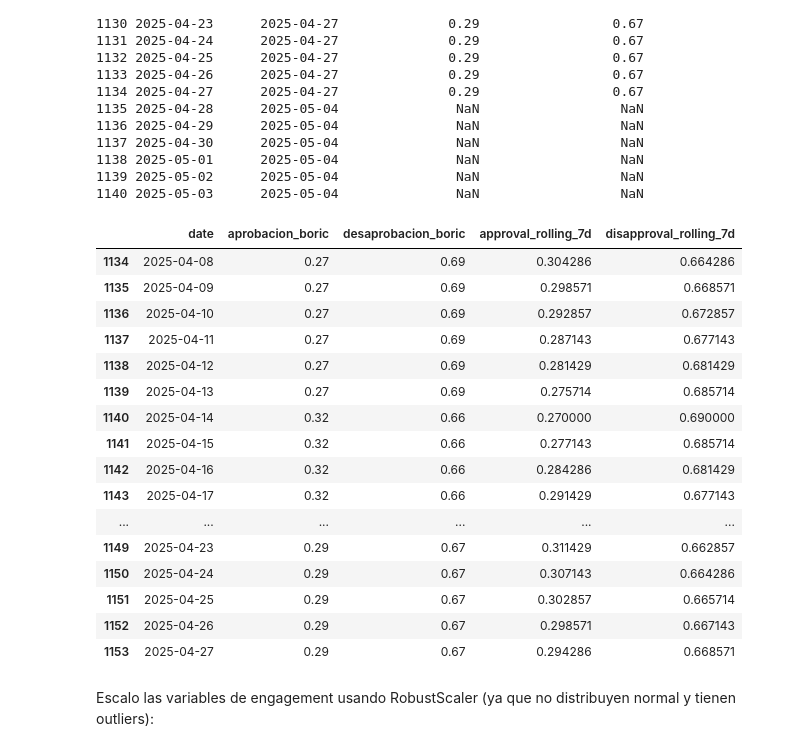
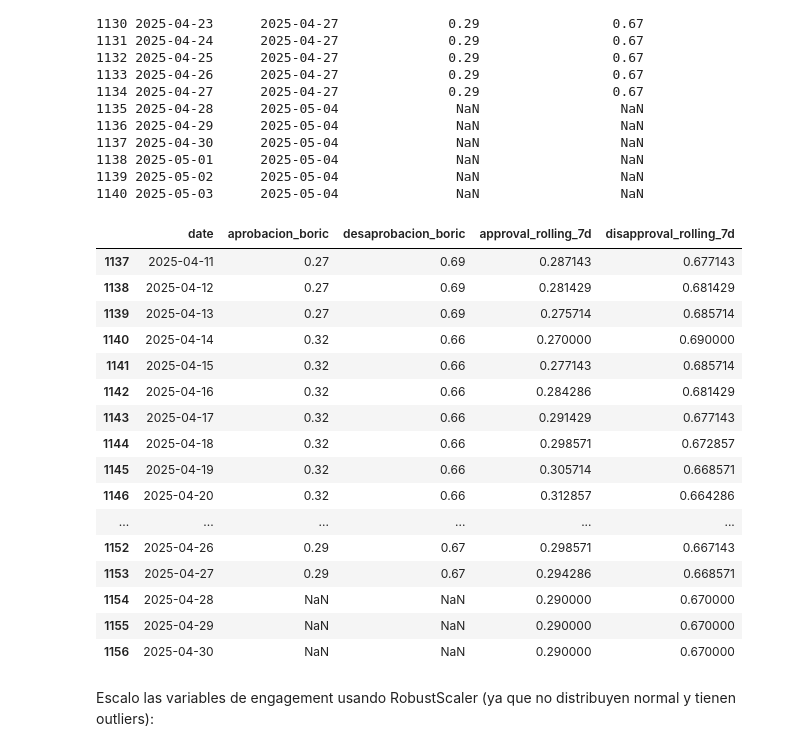
Before and after one commit to PolloDK/FK01-Encuestas, a Jupyter notebook: notebooks/final_model_experimenting.ipynb, the cells around one changed output. Saved outputs shown, nothing was run; the diff lists cells and outputs as text; code cells hidden in the pictures.

```diff
--- a/notebooks/final_model_experimenting.ipynb
+++ b/notebooks/final_model_experimenting.ipynb
@@ -88,11 +87,11 @@ df_daily = df_daily.merge(df_cadem_expandido[["date", "aprobacion_boric", "desap
 
 # === Variables derivadas ===
 df_daily = df_daily.sort_values("date").reset_index(drop=True)
-df_daily["approval_rolling_7d"] = df_daily["aprobacion_boric"].shift(1).rolling(window=7, min_periods=7).mean()
+df_daily["approval_rolling_7d"] = df_daily["aprobacion_boric"].shift(1).rolling(window=7, min_periods=7).mean().fillna(method="ffill")
 df_daily["approval_lag_7d"] = df_daily["aprobacion_boric"].shift(7)
 df_daily["approval_lag_14d"] = df_daily["aprobacion_boric"].shift(14)
 
-df_daily["disapproval_rolling_7d"] = df_daily["desaprobacion_boric"].shift(1).rolling(window=7, min_periods=7).mean()
+df_daily["disapproval_rolling_7d"] = df_daily["desaprobacion_boric"].shift(1).rolling(window=7, min_periods=7).mean().fillna(method="ffill")
 df_daily["disapproval_lag_7d"] = df_daily["desaprobacion_boric"].shift(7)
 df_daily["disapproval_lag_14d"] = df_daily["desaprobacion_boric"].shift(14)
 
@@ -153,12 +152,9 @@ print(df_cadem_expandido.tail(15))
 1140 2025-05-03      2025-05-04               NaN                  NaN
 # %%
 variables = ['date', 'aprobacion_boric', 'desaprobacion_boric', 'approval_rolling_7d', 'disapproval_rolling_7d']
-df_daily[variables].dropna().tail(20)
+df_daily[variables].tail(20)
 # %% [output]
 |  | date | aprobacion_boric | desaprobacion_boric | approval_rolling_7d | disapproval_rolling_7d |
-| 1134 | 2025-04-08 | 0.27 | 0.69 | 0.304286 | 0.664286 |
-| 1135 | 2025-04-09 | 0.27 | 0.69 | 0.298571 | 0.668571 |
-| 1136 | 2025-04-10 | 0.27 | 0.69 | 0.292857 | 0.672857 |
 | 1137 | 2025-04-11 | 0.27 | 0.69 | 0.287143 | 0.677143 |
 | 1138 | 2025-04-12 | 0.27 | 0.69 | 0.281429 | 0.681429 |
 | 1139 | 2025-04-13 | 0.27 | 0.69 | 0.275714 | 0.685714 |
@@ -166,12 +162,15 @@ df_daily[variables].dropna().tail(20)
 | 1141 | 2025-04-15 | 0.32 | 0.66 | 0.277143 | 0.685714 |
 | 1142 | 2025-04-16 | 0.32 | 0.66 | 0.284286 | 0.681429 |
 | 1143 | 2025-04-17 | 0.32 | 0.66 | 0.291429 | 0.677143 |
+| 1144 | 2025-04-18 | 0.32 | 0.66 | 0.298571 | 0.672857 |
+| 1145 | 2025-04-19 | 0.32 | 0.66 | 0.305714 | 0.668571 |
+| 1146 | 2025-04-20 | 0.32 | 0.66 | 0.312857 | 0.664286 |
 | ... | ... | ... | ... | ... | ... |
-| 1149 | 2025-04-23 | 0.29 | 0.67 | 0.311429 | 0.662857 |
-| 1150 | 2025-04-24 | 0.29 | 0.67 | 0.307143 | 0.664286 |
-| 1151 | 2025-04-25 | 0.29 | 0.67 | 0.302857 | 0.665714 |
 | 1152 | 2025-04-26 | 0.29 | 0.67 | 0.298571 | 0.667143 |
 | 1153 | 2025-04-27 | 0.29 | 0.67 | 0.294286 | 0.668571 |
+| 1154 | 2025-04-28 | NaN | NaN | 0.290000 | 0.670000 |
+| 1155 | 2025-04-29 | NaN | NaN | 0.290000 | 0.670000 |
+| 1156 | 2025-04-30 | NaN | NaN | 0.290000 | 0.670000 |
 # %% [markdown]
 Escalo las variables de engagement usando RobustScaler (ya que no distribuyen normal y tienen outliers):
 # %%
```
Also changed, not shown: parts of 8 cells of this notebook, 5 other files.
